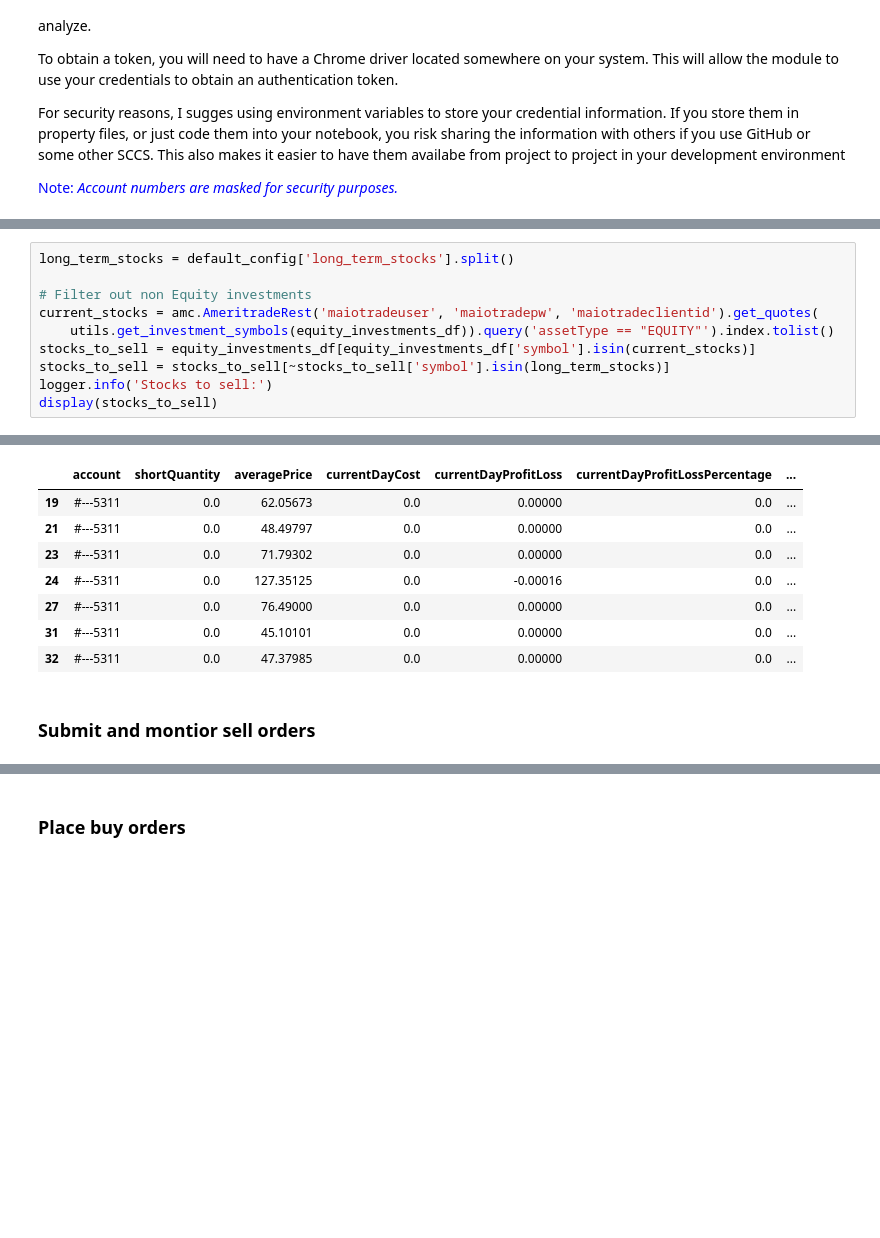
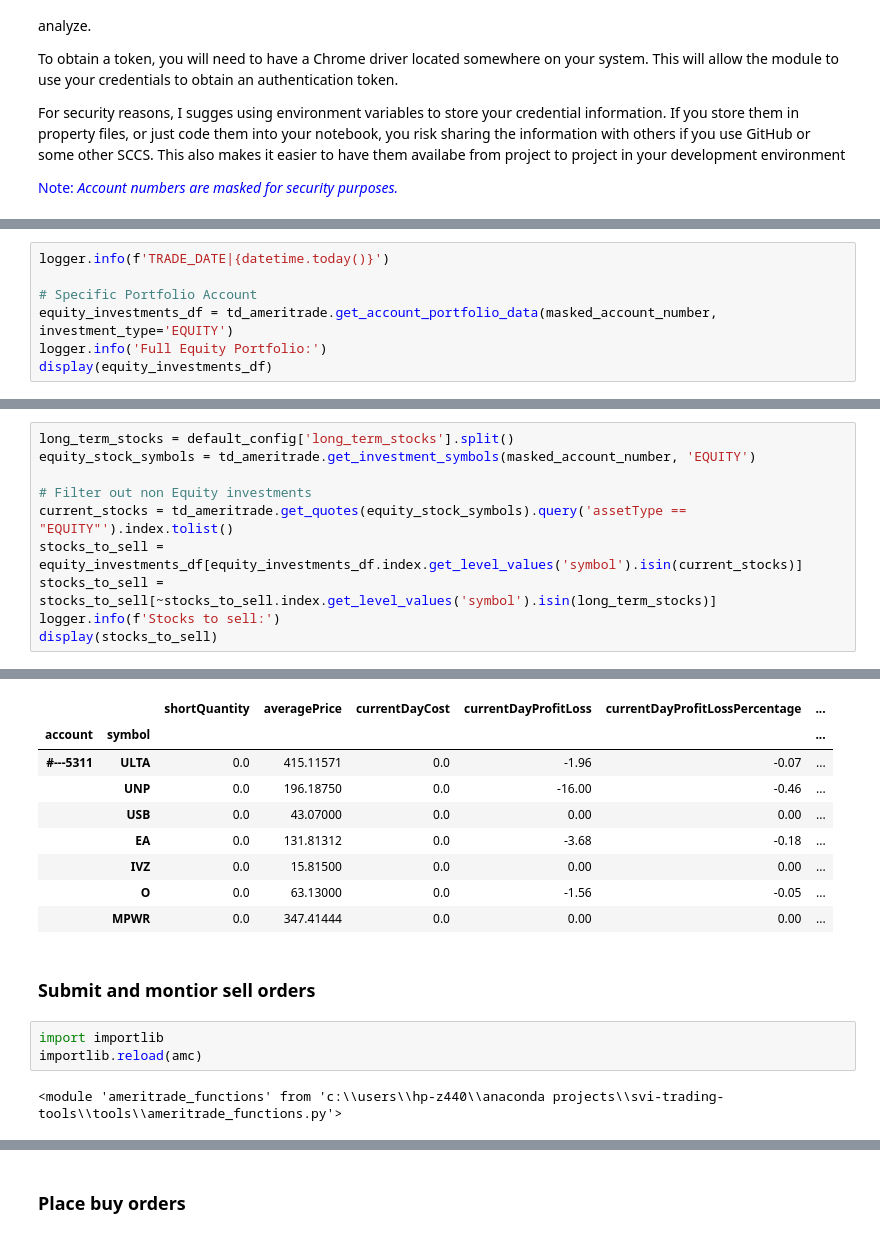
Before and after one commit to nmaiorana/svi-trading-tools, a Jupyter notebook: portfolio_ira_adjust_holdings.ipynb, the cells around one changed output, grey strips where cells are left out. Cells and saved outputs as stored; diff of their text form; blank space fills up the shorter version.

```diff
--- a/portfolio_ira_adjust_holdings.ipynb
+++ b/portfolio_ira_adjust_holdings.ipynb
@@ -223,0 +196,7 @@ Driver [C:\Users\HP-Z440\.wdm\drivers\chromedriver\win32\107.0.5304.62\chromedri
+# %%
+logger.info(f'TRADE_DATE|{datetime.today()}')
+
+# Specific Portfolio Account
+equity_investments_df = td_ameritrade.get_account_portfolio_data(masked_account_number, investment_type='EQUITY')
+logger.info('Full Equity Portfolio:')
+display(equity_investments_df)
@@ -224,11 +224,11 @@ Driver [C:\Users\HP-Z440\.wdm\drivers\chromedriver\win32\107.0.5304.62\chromedri
 # %%
 long_term_stocks = default_config['long_term_stocks'].split()
+equity_stock_symbols = td_ameritrade.get_investment_symbols(masked_account_number, 'EQUITY')
 
 # Filter out non Equity investments
-current_stocks = amc.AmeritradeRest('maiotradeuser', 'maiotradepw', 'maiotradeclientid').get_quotes(
-    utils.get_investment_symbols(equity_investments_df)).query('assetType == "EQUITY"').index.tolist()
-stocks_to_sell = equity_investments_df[equity_investments_df['symbol'].isin(current_stocks)]
-stocks_to_sell = stocks_to_sell[~stocks_to_sell['symbol'].isin(long_term_stocks)]
-logger.info('Stocks to sell:')
+current_stocks = td_ameritrade.get_quotes(equity_stock_symbols).query('assetType == "EQUITY"').index.tolist()
+stocks_to_sell = equity_investments_df[equity_investments_df.index.get_level_values('symbol').isin(current_stocks)]
+stocks_to_sell = stocks_to_sell[~stocks_to_sell.index.get_level_values('symbol').isin(long_term_stocks)]
+logger.info(f'Stocks to sell:')
 display(stocks_to_sell)
 # %% [output]
@@ -236,13 +236,19 @@ display(stocks_to_sell)
-|  | account | shortQuantity | averagePrice | currentDayCost | currentDayProfitLoss | currentDayProfitLossPercentage | ... |
-| 19 | #---5311 | 0.0 | 62.05673 | 0.0 | 0.00000 | 0.0 | ... |
-| 21 | #---5311 | 0.0 | 48.49797 | 0.0 | 0.00000 | 0.0 | ... |
-| 23 | #---5311 | 0.0 | 71.79302 | 0.0 | 0.00000 | 0.0 | ... |
-| 24 | #---5311 | 0.0 | 127.35125 | 0.0 | -0.00016 | 0.0 | ... |
-| 27 | #---5311 | 0.0 | 76.49000 | 0.0 | 0.00000 | 0.0 | ... |
-| 31 | #---5311 | 0.0 | 45.10101 | 0.0 | 0.00000 | 0.0 | ... |
-| 32 | #---5311 | 0.0 | 47.37985 | 0.0 | 0.00000 | 0.0 | ... |
+|  |  | shortQuantity | averagePrice | currentDayCost | currentDayProfitLoss | currentDayProfitLossPercentage | ... |
+| account | symbol |  |  |  |  |  | ... |
+| #---5311 | ULTA | 0.0 | 415.11571 | 0.0 | -1.96 | -0.07 | ... |
+|  | UNP | 0.0 | 196.18750 | 0.0 | -16.00 | -0.46 | ... |
+|  | USB | 0.0 | 43.07000 | 0.0 | 0.00 | 0.00 | ... |
+|  | EA | 0.0 | 131.81312 | 0.0 | -3.68 | -0.18 | ... |
+|  | IVZ | 0.0 | 15.81500 | 0.0 | 0.00 | 0.00 | ... |
+|  | O | 0.0 | 63.13000 | 0.0 | -1.56 | -0.05 | ... |
+|  | MPWR | 0.0 | 347.41444 | 0.0 | 0.00 | 0.00 | ... |
 # %% [markdown]
 ### Submit and montior sell orders
+# %%
+import importlib
+importlib.reload(amc)
+# %% [output]
+<module 'ameritrade_functions' from 'c:\\users\\hp-z440\\anaconda projects\\svi-trading-tools\\tools\\ameritrade_functions.py'>
 # %%
 td_ameritrade = amc.AmeritradeRest('maiotradeuser', 'maiotradepw', 'maiotradeclientid')
 td_ameritrade.authenticate()
```
Also changed, not shown: parts of 20 cells of this notebook, 5 other files.
